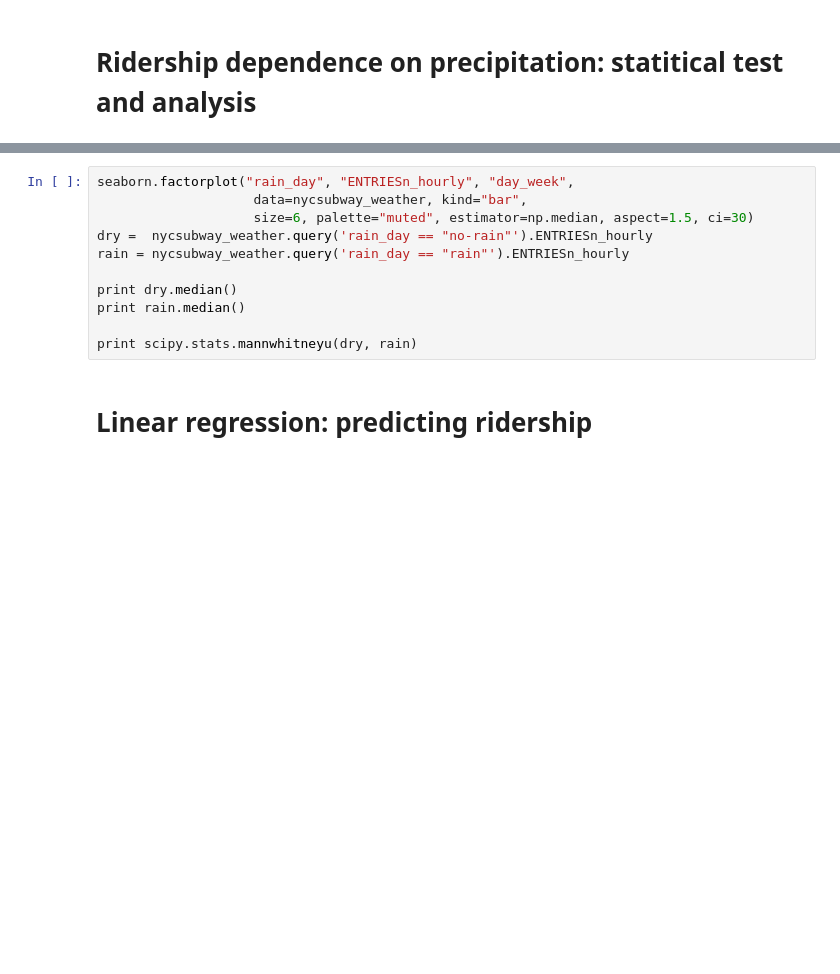
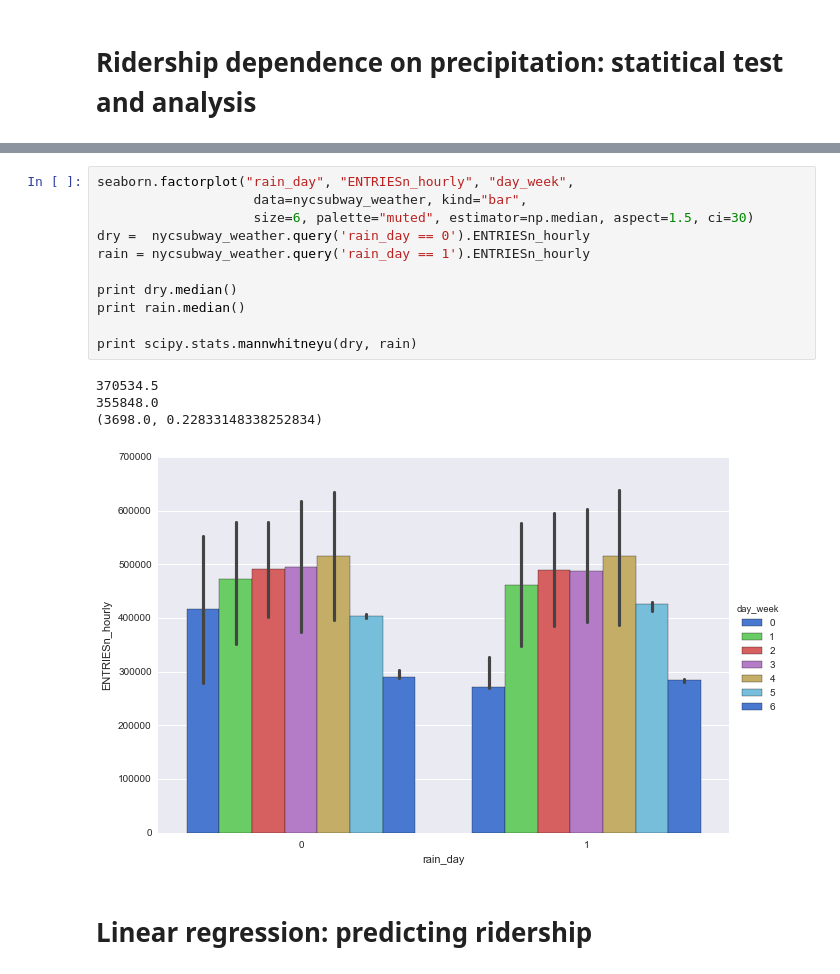
Before and after one commit to gornes/IntroToDS, a Jupyter notebook: Project1.ipynb, the cells around one changed output, grey strips where cells are left out. Drawn from its saved outputs; the diff is of its cells as text; blank space fills up the shorter version.

```diff
--- a/Project1.ipynb
+++ b/Project1.ipynb
@@ -515,14 +548,19 @@ print scipy.stats.mannwhitneyu(dryhours, rainyhours)
 # %%
 seaborn.factorplot("rain_day", "ENTRIESn_hourly", "day_week",
                     data=nycsubway_weather, kind="bar",
                     size=6, palette="muted", estimator=np.median, aspect=1.5, ci=30)
-dry =  nycsubway_weather.query('rain_day == "no-rain"').ENTRIESn_hourly
-rain = nycsubway_weather.query('rain_day == "rain"').ENTRIESn_hourly
+dry =  nycsubway_weather.query('rain_day == 0').ENTRIESn_hourly
+rain = nycsubway_weather.query('rain_day == 1').ENTRIESn_hourly
 
 print dry.median()
 print rain.median()
 
 print scipy.stats.mannwhitneyu(dry, rain)
+# %% [output]
+370534.5
+355848.0
+(3698.0, 0.22833148338252834)
+[figure, added]
 # %% [markdown]
 # Linear regression: predicting ridership
 # %% [markdown]
```
Also changed, not shown: parts of 51 cells of this notebook, 9 other files.
